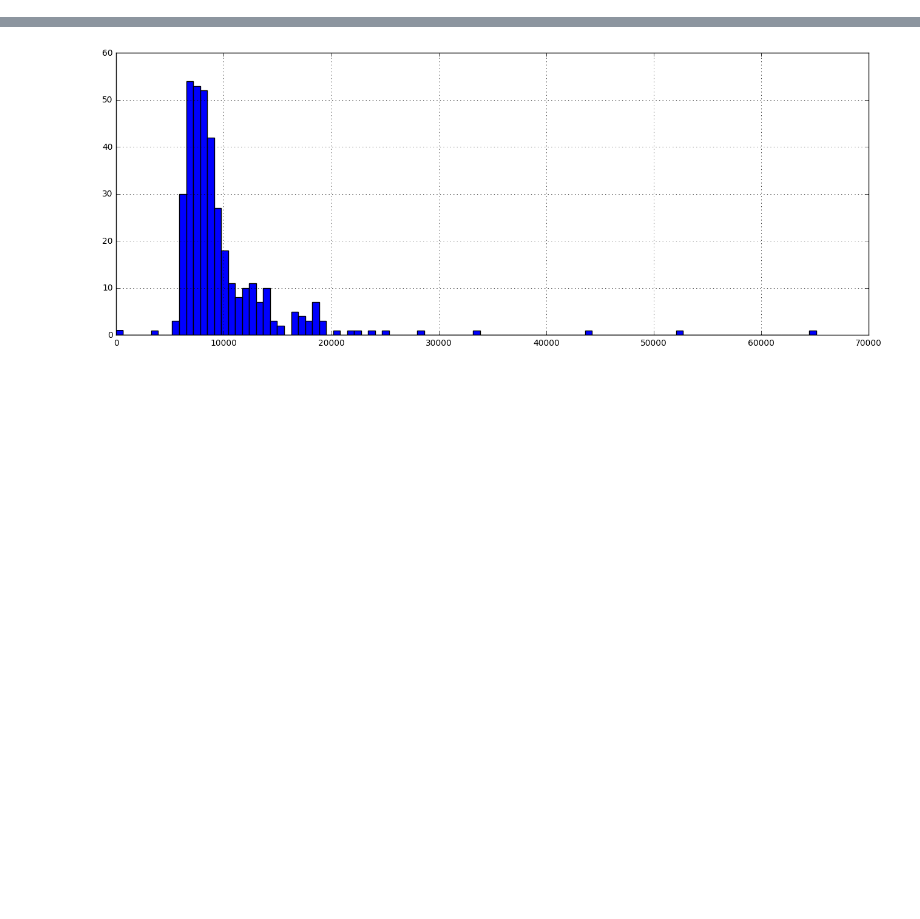
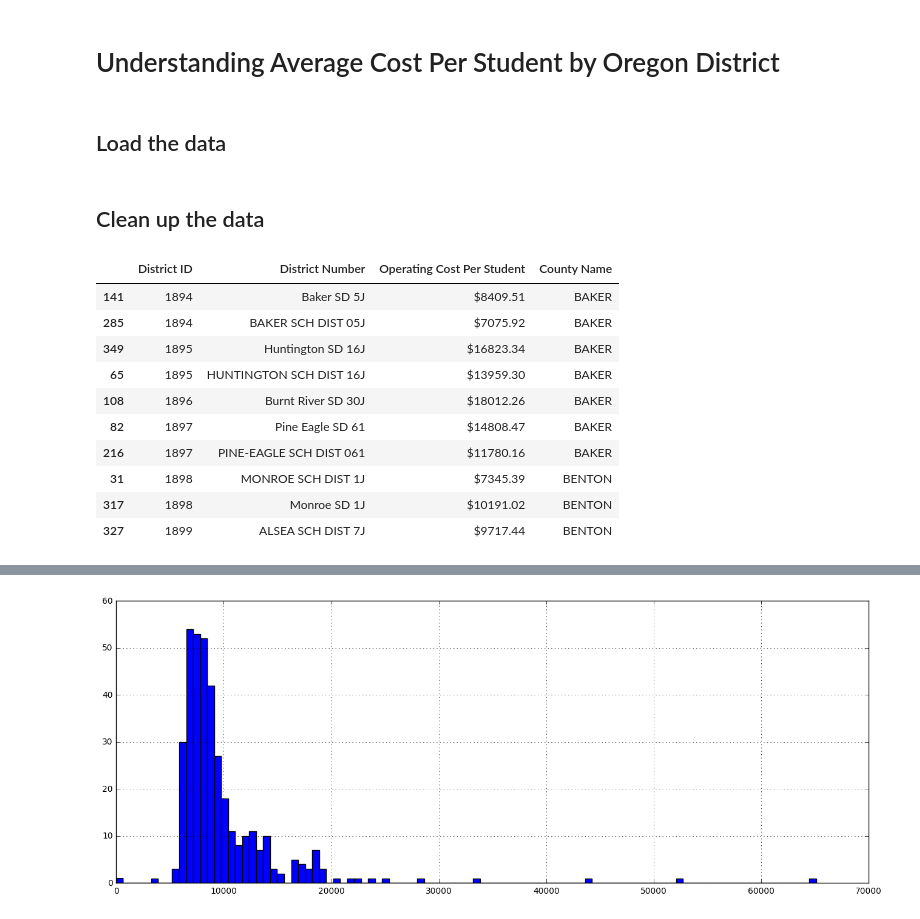
Before and after one commit to alangrafu/oregon-education-costs, a Jupyter notebook: Education costs in Oregon.ipynb, the cells around one changed output, grey strips where cells are left out. Drawn from its saved outputs; the diff is of its cells as text; code cells hidden in the pictures; blank space fills up the shorter version.

```diff
--- a/Education costs in Oregon.ipynb
+++ b/Education costs in Oregon.ipynb
@@ -20,0 +1,2 @@ import matplotlib.pyplot as plt
+# %% [markdown]
+# Understanding Average Cost Per Student by Oregon District
@@ -20,0 +11,2 @@ import matplotlib.pyplot as plt
+# %% [markdown]
+## Load the data
@@ -20,0 +16,17 @@ import matplotlib.pyplot as plt
+# %% [markdown]
+## Clean up the data
+# %%
+# head() allows you to quickly look at the top n rows of the dataframe
+df.sort_values('District ID').head(10)
+# %% [output]
+|  | District ID | District Number | Operating Cost Per Student | County Name |
+| 141 | 1894 | Baker SD 5J | $8409.51 | BAKER |
+| 285 | 1894 | BAKER SCH DIST 05J | $7075.92 | BAKER |
+| 349 | 1895 | Huntington SD 16J | $16823.34 | BAKER |
+| 65 | 1895 | HUNTINGTON SCH DIST 16J | $13959.30 | BAKER |
+| 108 | 1896 | Burnt River SD 30J | $18012.26 | BAKER |
+| 82 | 1897 | Pine Eagle SD 61 | $14808.47 | BAKER |
+| 216 | 1897 | PINE-EAGLE SCH DIST 061 | $11780.16 | BAKER |
+| 31 | 1898 | MONROE SCH DIST 1J | $7345.39 | BENTON |
+| 317 | 1898 | Monroe SD 1J | $10191.02 | BENTON |
+| 327 | 1899 | ALSEA SCH DIST 7J | $9717.44 | BENTON |
```
Also changed, not shown: parts of 20 cells of this notebook.
